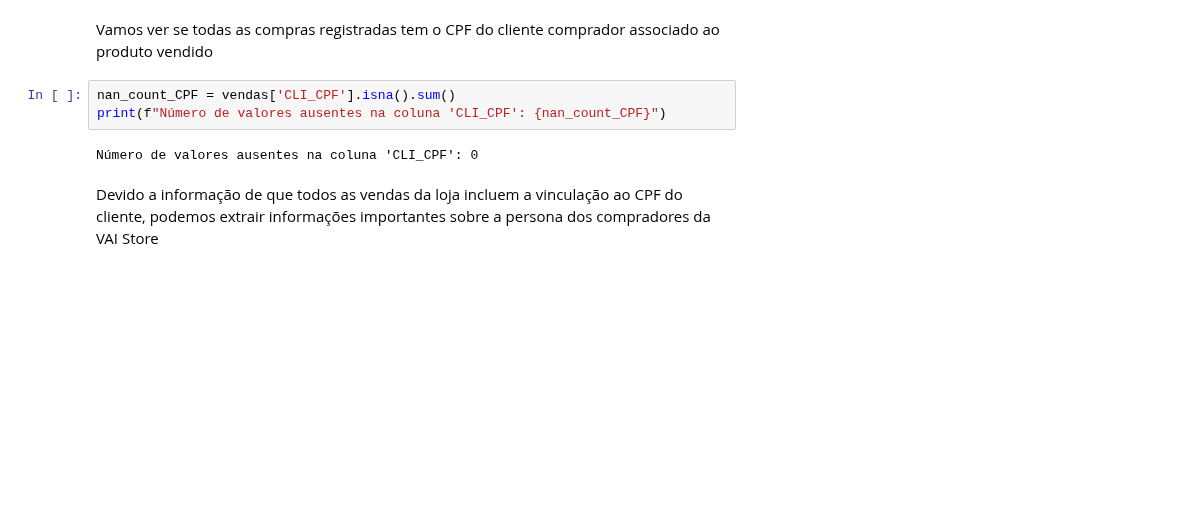
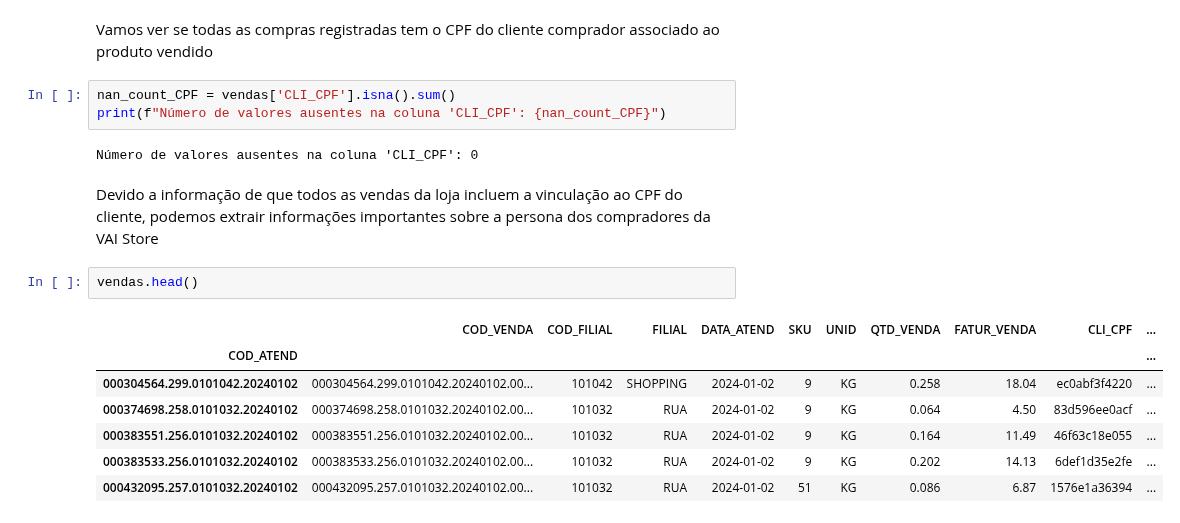
Before and after one commit to felipefsleal/Grupo6-ProjetoFinal, a Jupyter notebook: notebooks/01_eda.ipynb, the cells around one changed output. Cells and saved outputs as stored; diff of their text form; blank space fills up the shorter version.

```diff
--- a/notebooks/01_eda.ipynb
+++ b/notebooks/01_eda.ipynb
@@ -502,3 +548,13 @@ print(f"Número de valores ausentes na coluna 'CLI_CPF': {nan_count_CPF}")
 Número de valores ausentes na coluna 'CLI_CPF': 0
 # %% [markdown]
 Devido a informação de que todos as vendas da loja incluem a vinculação ao CPF do cliente, podemos extrair informações importantes sobre a persona dos compradores da VAI Store
+# %%
+vendas.head()
+# %% [output]
+|  | COD_VENDA | COD_FILIAL | FILIAL | DATA_ATEND | SKU | UNID | QTD_VENDA | FATUR_VENDA | CLI_CPF | ... |
+| COD_ATEND |  |  |  |  |  |  |  |  |  | ... |
+| 000304564.299.0101042.20240102 | 000304564.299.0101042.20240102.00... | 101042 | SHOPPING | 2024-01-02 | 9 | KG | 0.258 | 18.04 | ec0abf3f4220 | ... |
+| 000374698.258.0101032.20240102 | 000374698.258.0101032.20240102.00... | 101032 | RUA | 2024-01-02 | 9 | KG | 0.064 | 4.50 | 83d596ee0acf | ... |
+| 000383551.256.0101032.20240102 | 000383551.256.0101032.20240102.00... | 101032 | RUA | 2024-01-02 | 9 | KG | 0.164 | 11.49 | 46f63c18e055 | ... |
+| 000383533.256.0101032.20240102 | 000383533.256.0101032.20240102.00... | 101032 | RUA | 2024-01-02 | 9 | KG | 0.202 | 14.13 | 6def1d35e2fe | ... |
+| 000432095.257.0101032.20240102 | 000432095.257.0101032.20240102.00... | 101032 | RUA | 2024-01-02 | 51 | KG | 0.086 | 6.87 | 1576e1a36394 | ... |
```
Also changed, not shown: parts of 2 cells of this notebook.
